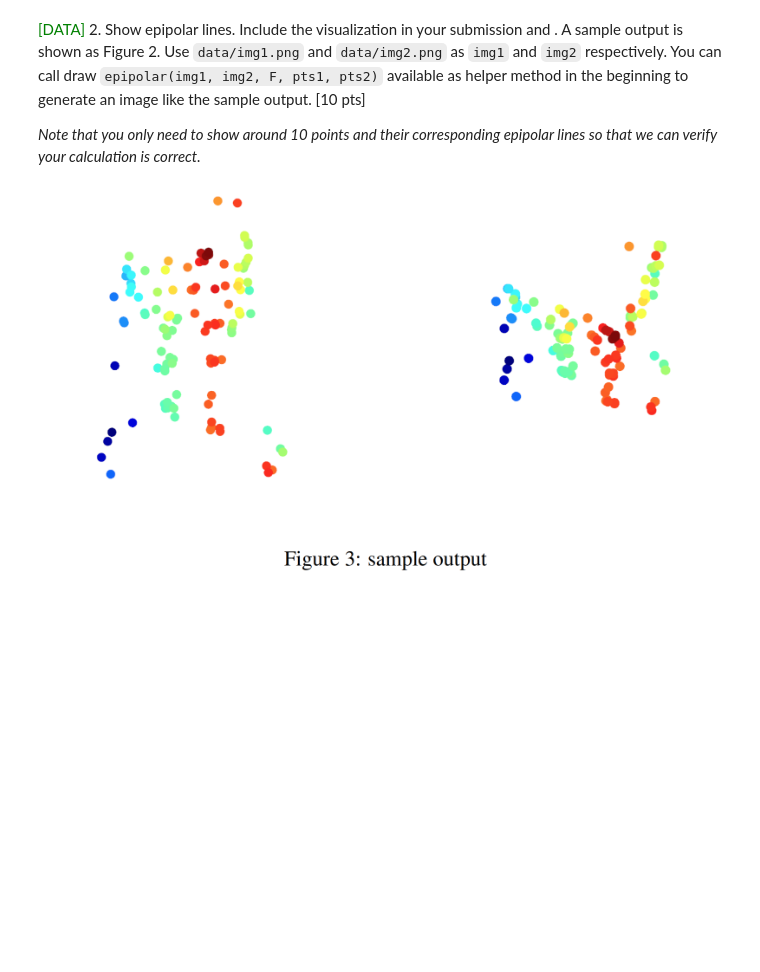
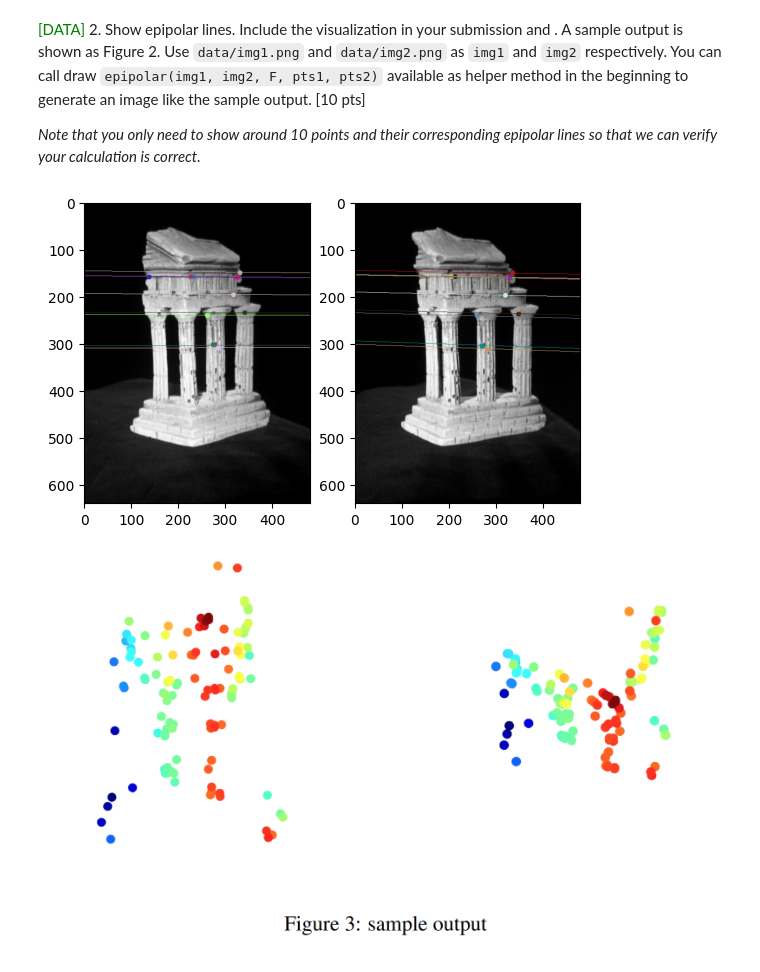
Before and after one commit to ali-zafari/CS678-computer-vision, a Jupyter notebook: assignment3/CS678_Assignment_3.ipynb, the cells around one changed output. Saved outputs shown, nothing was run; the diff lists cells and outputs as text; code cells hidden in the pictures; blank space fills up the shorter version.

Commit message:
Update assignment3

```diff
--- a/assignment3/CS678_Assignment_3.ipynb
+++ b/assignment3/CS678_Assignment_3.ipynb
@@ -35,14 +35,17 @@ We have put color coded text to make it easier for you to distinguish between ty
 
 <font color='green'>[DATA]</font> tag for a submission requires you to submit corresponding file. This will mostly include image files or graph plot files.
 # %%
+# Mount your MIX Google Drive
 import os
-# Mount your MIX Google Drive
+drive_mount = ""
+
+# You need to mount your Google drive if you are using Collab. No need to execute below three line if you are not using Collab, simply comment out the lines.
 from google.colab import drive
 drive_mount = "/content/drive"
 drive.mount(drive_mount)
 
 # TODO: Set your path to the assignment's image folder
-dir_path = "/MyDrive/myCV/Assignment3"
+dir_path = "/MyDrive/CV-fall23/assignment3/"
 global source
 source = drive_mount+dir_path
 print(os.listdir(source))
@@ -205,12 +350,3 @@ Hints:
 <font color='red'>[CODE]</font> 1. Complete the function `eightPointAlg`. [25 pts]
 # %% [markdown]
 ![Figure 2.png](embedded-picture-1)
-# %%
-'''
-Implement eight-point algorithm and estimate the fundamental matrix F. Print out F below as well.
-Remember to normalize F so that the last entry of F is 1. Hint: You may find it helpful to normalize
-the data first. For example, scale the data by dividing each coordinate by the maximum of the images
-width and height.
-'''
-def eightPointAlg(A): # Feel free to add as many input arguments as you like.
-    return
@@ -216,0 +399,11 @@ def eightPointAlg(A): # Feel free to add as many input arguments as you like.
+# %%
+img1 = cv2.imread(os.path.join(source, 'Data/im1.png'), cv2.IMREAD_GRAYSCALE)
+img2 = cv2.imread(os.path.join(source, 'Data/im2.png'), cv2.IMREAD_GRAYSCALE)
+
+with np.load(os.path.join(source, 'Data/temple.npz')) as temple_pts:
+  pts1 = temple_pts['pts1']
+  pts2 = temple_pts['pts2']
+
+F = eightPointAlg(pts1, pts2)
+
+print(F)
@@ -222,6 +432,10 @@ def eightPointAlg(A): # Feel free to add as many input arguments as you like.
 <font color='green'>[DATA]</font> 2. Show epipolar lines. Include the visualization in your submission and . A sample output is shown as Figure 2. Use `data/img1.png` and `data/img2.png` as `img1` and `img2` respectively. You can call draw `epipolar(img1, img2, F, pts1, pts2)` available as helper method in the beginning to generate an image like the sample output. [10 pts]
 
 *Note that you only need to show around 10 points and their corresponding epipolar lines so that we can verify your calculation is correct.*
+# %%
+draw_epipolar(img1, img2, F, pts1[:10], pts2[:10])
+# %% [output]
+[figure, added]
 # %% [markdown]
 ![Figure 3.png](embedded-picture-1)
 # %% [markdown]
```
Also changed, not shown: parts of 28 cells of this notebook, 4 other files.
